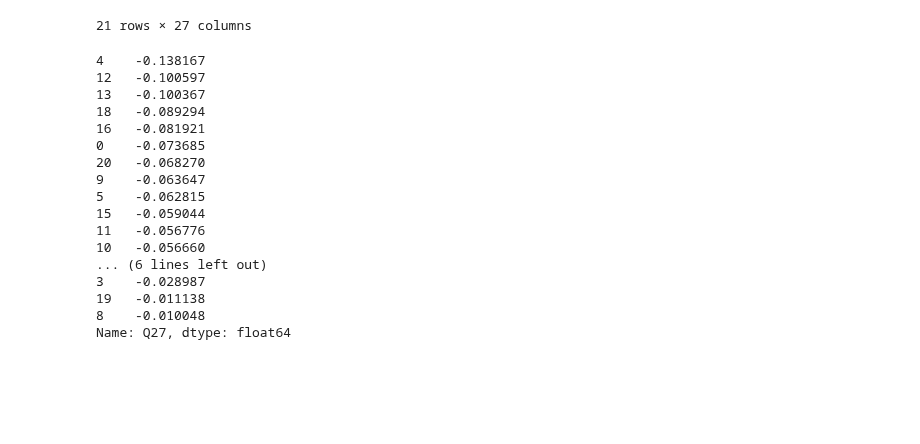
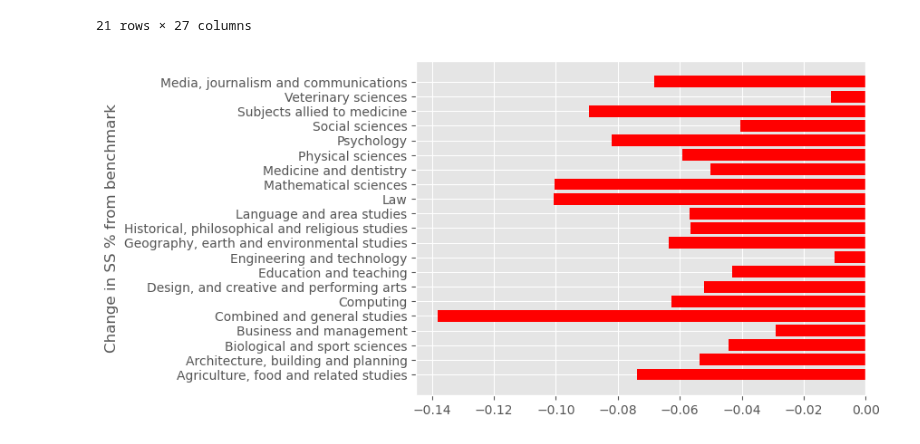
Before and after one commit to szelesaron/dissertation-code, a Jupyter notebook: EDA.ipynb, the cells around one changed output. Saved outputs shown, nothing was run; the diff lists cells and outputs as text; code cells hidden in the pictures; blank space fills up the shorter version.

```diff
--- a/EDA.ipynb
+++ b/EDA.ipynb
@@ -399,22 +301,9 @@ diffcou
 | 20 | -0.033860 | -0.031182 | -0.027368 | -0.051842 | -0.034976 | -0.013919 | -0.057032 | -0.000540 | -0.028600 | -0.032697 | ... | ... |
 21 rows × 27 columns
 # %%
-diffcou["Q27"].sort_values() #list of most and least affected courses
+plt.barh(np.arange(21), diffcou["Q27"], color = "r", align = "center")
+plt.yticks(np.arange(21), course_1819.iloc[:,0])
+plt.ylabel("Change in SS % from benchmark")
+plt.show()
 # %% [output]
-4    -0.138167
-12   -0.100597
-13   -0.100367
-18   -0.089294
-16   -0.081921
-0    -0.073685
-20   -0.068270
-9    -0.063647
-5    -0.062815
-15   -0.059044
-11   -0.056776
-10   -0.056660
-... (6 lines left out)
-3    -0.028987
-19   -0.011138
-8    -0.010048
-Name: Q27, dtype: float64
+[figure, added]
```
Also changed, not shown: parts of 16 cells of this notebook.
